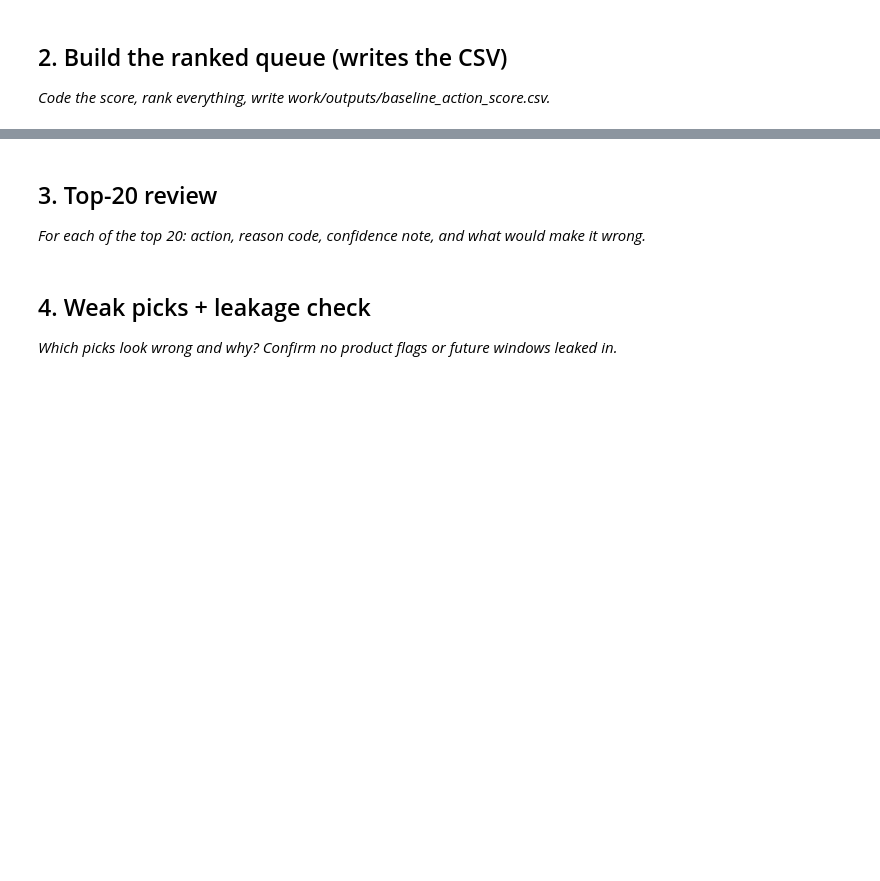
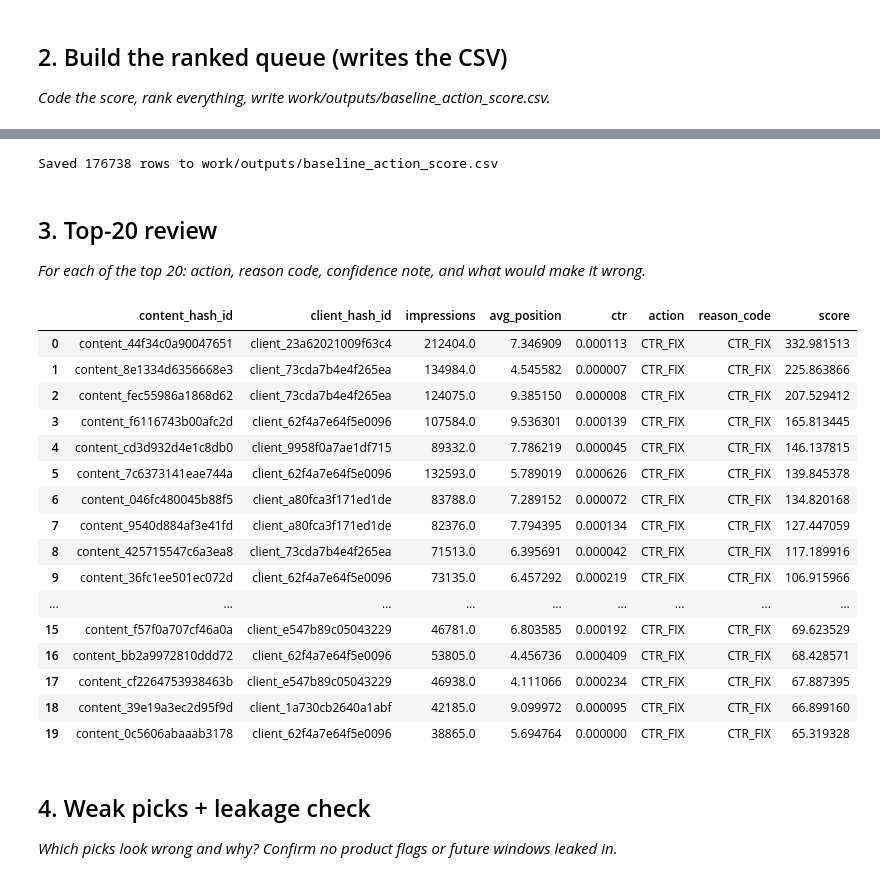
Before and after one commit to ishuum13-star/flyrank-ml-internship-v3, a Jupyter notebook: work/notebooks/w04_baseline_score.ipynb, the cells around one changed output, grey strips where cells are left out. Cells and saved outputs as stored; diff of their text form; code cells hidden in the pictures; blank space fills up the shorter version.

```diff
--- a/work/notebooks/w04_baseline_score.ipynb
+++ b/work/notebooks/w04_baseline_score.ipynb
@@ -22,0 +191,34 @@ This skeleton is yours to fill. Work the sections **in order** — each one has
+# %%
+queue = con.sql(f"""
+    SELECT content_hash_id, client_hash_id, SUM(gsc_clicks) AS clicks,
+        SUM(gsc_impressions) AS impressions, AVG(gsc_avg_position) AS avg_position
+    FROM '{BASE}/fact_content_daily_performance/month=2026-03/data_0.parquet'
+    WHERE gsc_data_available IS TRUE
+    GROUP BY content_hash_id, client_hash_id
+""").df()
+
+queue["ctr"] = queue["clicks"] / queue["impressions"].replace(0, 1)
+queue["position_bucket"] = pd.cut(queue["avg_position"], bins=[0,3,10,20,100],
+    labels=["1-3 (top)","4-10","11-20","21-100 (deep)"])
+
+reliable = queue[queue["impressions"] >= 50]
+bucket_medians = reliable.groupby("position_bucket", observed=True)["ctr"].median()
+queue["median_ctr_for_bucket"] = queue["position_bucket"].map(bucket_medians)
+
+def assign_action(row):
+    if row["impressions"] < 50:
+        return "LOW_VISIBILITY", "CTR_FIX", 0.0
+    if 4 <= row["avg_position"] <= 20 and row["ctr"] < row["median_ctr_for_bucket"]:
+        gap = row["median_ctr_for_bucket"] - row["ctr"]
+        return "CTR_FIX", "CTR_FIX", gap * row["impressions"]
+    return "HEALTHY", "CTR_FIX", 0.0
+
+results = queue.apply(assign_action, axis=1)
+queue["action"] = results.apply(lambda x: x[0])
+queue["reason_code"] = results.apply(lambda x: x[1])
+queue["score"] = results.apply(lambda x: x[2])
+
+ranked = queue.sort_values("score", ascending=False).reset_index(drop=True)
+print("Action counts:", ranked["action"].value_counts().to_dict())
+print(f"Top score: {ranked['score'].max():.2f}")
+ranked.head(10)
@@ -23,3 +239,10 @@ This skeleton is yours to fill. Work the sections **in order** — each one has
+# %%
+import os
+os.makedirs("work/outputs", exist_ok=True)
+ranked.to_csv("work/outputs/baseline_action_score.csv", index=False)
+print(f"Saved {len(ranked)} rows to work/outputs/baseline_action_score.csv")
+# %% [output]
+Saved 176738 rows to work/outputs/baseline_action_score.csv
 # %% [markdown]
 ## 3. Top-20 review
 
@@ -30,3 +250,26 @@ This skeleton is yours to fill. Work the sections **in order** — each one has
+# %%
+# Backing code for the top-20 review above
+top20_full = ranked.head(20)[["content_hash_id", "client_hash_id", "impressions",
+                                "avg_position", "ctr", "action", "reason_code", "score"]]
+top20_full
+# %% [output]
+|  | content_hash_id | client_hash_id | impressions | avg_position | ctr | action | reason_code | score |
+| 0 | content_44f34c0a90047651 | client_23a62021009f63c4 | 212404.0 | 7.346909 | 0.000113 | CTR_FIX | CTR_FIX | 332.981513 |
+| 1 | content_8e1334d6356668e3 | client_73cda7b4e4f265ea | 134984.0 | 4.545582 | 0.000007 | CTR_FIX | CTR_FIX | 225.863866 |
+| 2 | content_fec55986a1868d62 | client_73cda7b4e4f265ea | 124075.0 | 9.385150 | 0.000008 | CTR_FIX | CTR_FIX | 207.529412 |
+| 3 | content_f6116743b00afc2d | client_62f4a7e64f5e0096 | 107584.0 | 9.536301 | 0.000139 | CTR_FIX | CTR_FIX | 165.813445 |
+| 4 | content_cd3d932d4e1c8db0 | client_9958f0a7ae1df715 | 89332.0 | 7.786219 | 0.000045 | CTR_FIX | CTR_FIX | 146.137815 |
+| 5 | content_7c6373141eae744a | client_62f4a7e64f5e0096 | 132593.0 | 5.789019 | 0.000626 | CTR_FIX | CTR_FIX | 139.845378 |
+| 6 | content_046fc480045b88f5 | client_a80fca3f171ed1de | 83788.0 | 7.289152 | 0.000072 | CTR_FIX | CTR_FIX | 134.820168 |
+| 7 | content_9540d884af3e41fd | client_a80fca3f171ed1de | 82376.0 | 7.794395 | 0.000134 | CTR_FIX | CTR_FIX | 127.447059 |
+| 8 | content_425715547c6a3ea8 | client_73cda7b4e4f265ea | 71513.0 | 6.395691 | 0.000042 | CTR_FIX | CTR_FIX | 117.189916 |
+| 9 | content_36fc1ee501ec072d | client_62f4a7e64f5e0096 | 73135.0 | 6.457292 | 0.000219 | CTR_FIX | CTR_FIX | 106.915966 |
+| ... | ... | ... | ... | ... | ... | ... | ... | ... |
+| 15 | content_f57f0a707cf46a0a | client_e547b89c05043229 | 46781.0 | 6.803585 | 0.000192 | CTR_FIX | CTR_FIX | 69.623529 |
+| 16 | content_bb2a9972810ddd72 | client_62f4a7e64f5e0096 | 53805.0 | 4.456736 | 0.000409 | CTR_FIX | CTR_FIX | 68.428571 |
+| 17 | content_cf2264753938463b | client_e547b89c05043229 | 46938.0 | 4.111066 | 0.000234 | CTR_FIX | CTR_FIX | 67.887395 |
+| 18 | content_39e19a3ec2d95f9d | client_1a730cb2640a1abf | 42185.0 | 9.099972 | 0.000095 | CTR_FIX | CTR_FIX | 66.899160 |
+| 19 | content_0c5606abaaab3178 | client_62f4a7e64f5e0096 | 38865.0 | 5.694764 | 0.000000 | CTR_FIX | CTR_FIX | 65.319328 |
 # %% [markdown]
 ## 4. Weak picks + leakage check
 
```
Also changed, not shown: parts of 17 cells of this notebook.
